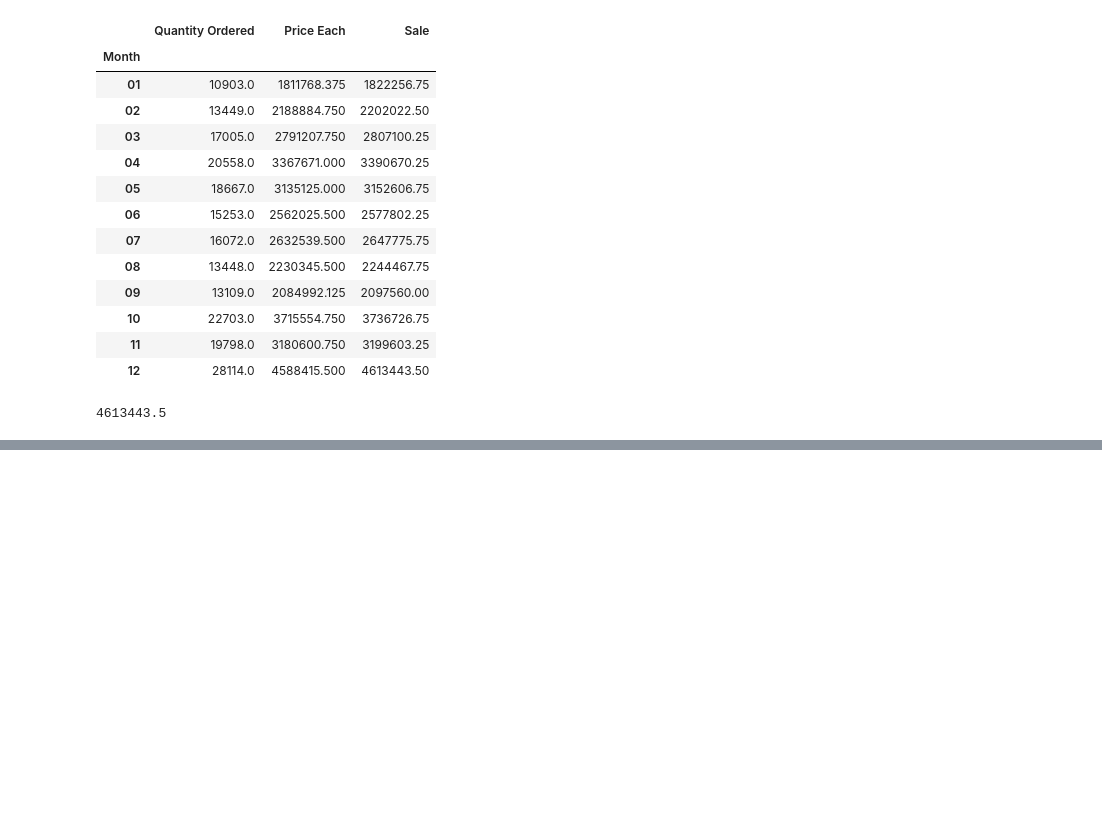
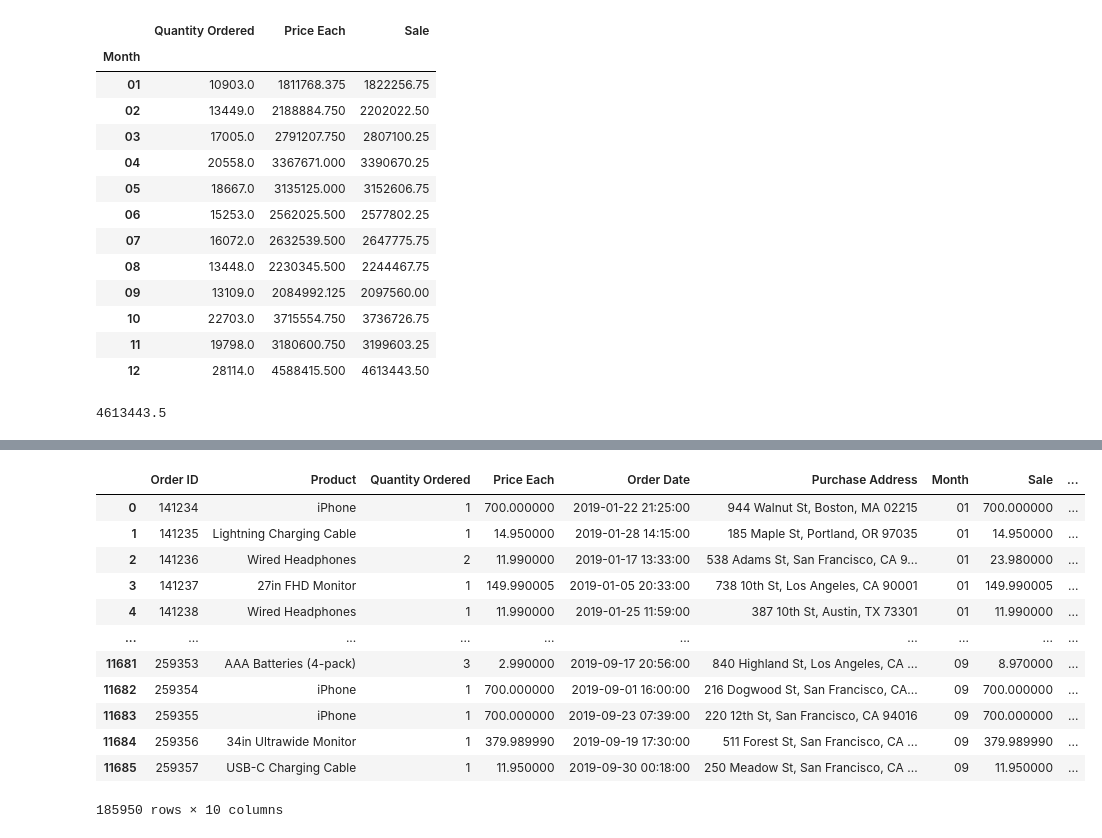
Before and after one commit to namnguyenth/report, a Jupyter notebook: report_vsc.ipynb, the cells around one changed output, grey strips where cells are left out. Drawn from its saved outputs; the diff is of its cells as text; code cells hidden in the pictures; blank space fills up the shorter version.

```diff
--- a/report_vsc.ipynb
+++ b/report_vsc.ipynb
@@ -154,0 +212,17 @@ plt.show()
+# %%
+df['Hours'] = df['Order Date'].dt.hour
+df
+# %% [output]
+|  | Order ID | Product | Quantity Ordered | Price Each | Order Date | Purchase Address | Month | Sale | ... |
+| 0 | 141234 | iPhone | 1 | 700.000000 | 2019-01-22 21:25:00 | 944 Walnut St, Boston, MA 02215 | 01 | 700.000000 | ... |
+| 1 | 141235 | Lightning Charging Cable | 1 | 14.950000 | 2019-01-28 14:15:00 | 185 Maple St, Portland, OR 97035 | 01 | 14.950000 | ... |
+| 2 | 141236 | Wired Headphones | 2 | 11.990000 | 2019-01-17 13:33:00 | 538 Adams St, San Francisco, CA 9... | 01 | 23.980000 | ... |
+| 3 | 141237 | 27in FHD Monitor | 1 | 149.990005 | 2019-01-05 20:33:00 | 738 10th St, Los Angeles, CA 90001 | 01 | 149.990005 | ... |
+| 4 | 141238 | Wired Headphones | 1 | 11.990000 | 2019-01-25 11:59:00 | 387 10th St, Austin, TX 73301 | 01 | 11.990000 | ... |
+| ... | ... | ... | ... | ... | ... | ... | ... | ... | ... |
+| 11681 | 259353 | AAA Batteries (4-pack) | 3 | 2.990000 | 2019-09-17 20:56:00 | 840 Highland St, Los Angeles, CA ... | 09 | 8.970000 | ... |
+| 11682 | 259354 | iPhone | 1 | 700.000000 | 2019-09-01 16:00:00 | 216 Dogwood St, San Francisco, CA... | 09 | 700.000000 | ... |
+| 11683 | 259355 | iPhone | 1 | 700.000000 | 2019-09-23 07:39:00 | 220 12th St, San Francisco, CA 94016 | 09 | 700.000000 | ... |
+| 11684 | 259356 | 34in Ultrawide Monitor | 1 | 379.989990 | 2019-09-19 17:30:00 | 511 Forest St, San Francisco, CA ... | 09 | 379.989990 | ... |
+| 11685 | 259357 | USB-C Charging Cable | 1 | 11.950000 | 2019-09-30 00:18:00 | 250 Meadow St, San Francisco, CA ... | 09 | 11.950000 | ... |
+185950 rows × 10 columns
```
Also changed, not shown: parts of 22 cells of this notebook.
